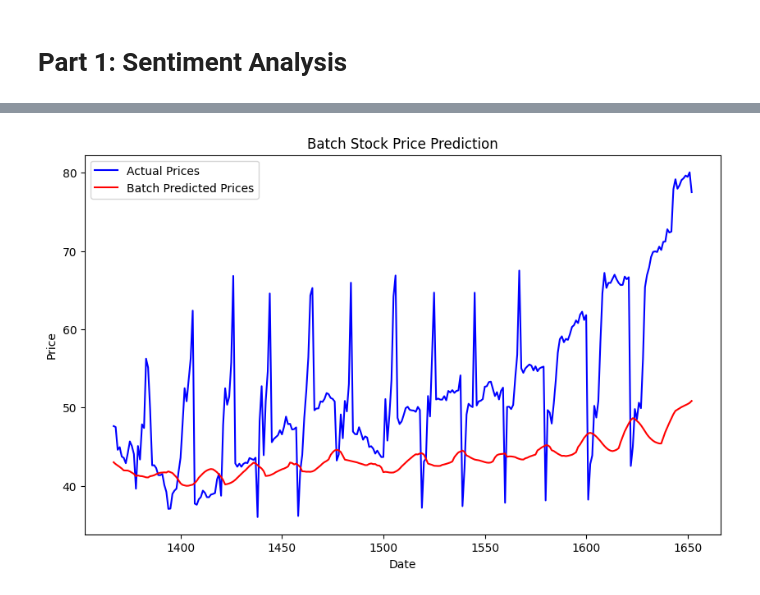
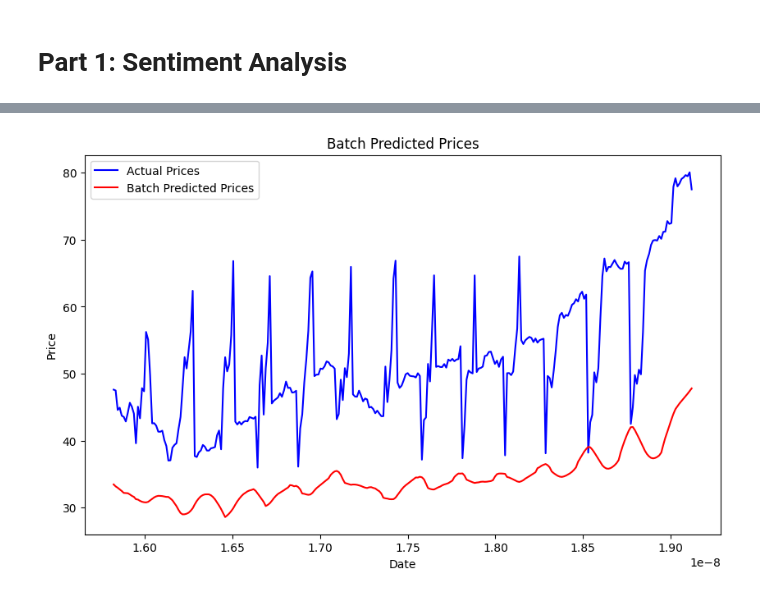
Before and after one commit to SiruiHe/Sentiment-to-Stocks, a Jupyter notebook: code.ipynb, the cells around one changed output, grey strips where cells are left out. Drawn from its saved outputs; the diff is of its cells as text; code cells hidden in the pictures.

Commit message:
still sth wrong in LSTM pred

```diff
--- a/code.ipynb
+++ b/code.ipynb
@@ -336,11 +340,12 @@ class AttentionLSTM(nn.Module):
 
     def forward(self, x):
         lstm_out, _ = self.lstm(x)
+        # 确保 lstm_out 是三维的
+        if lstm_out.dim() == 2:
+            lstm_out = lstm_out.unsqueeze(0)
         attn_out = self.attention(lstm_out[:, -1, :], lstm_out)
         output = self.fc(attn_out)
         return output
-
-# 注意：只有当您的LSTM有多个层时，Dropout才会被使用。单层LSTM不使用dropout。
 # %%
 # Hyperparameters
 input_dim = scaled_features_df.shape[1]  # Number of features
@@ -349,7 +354,7 @@ num_layers = 2    # Number of stacked LSTM layers
 output_dim = 1    # Number of output dimensions (predicting one value)
 
 # 实例化模型时添加Dropout
-model = AttentionLSTM(input_dim, hidden_size, num_layers, output_dim, dropout=0.2)
+model = AttentionLSTM(input_dim, hidden_size, num_layers, output_dim)
 # %%
 # Define loss function and optimizer
 criterion = nn.MSELoss()
@@ -407,60 +428,47 @@ Epoch 30, Training Loss: 0.020763728767633438, Validation Loss: 0.03568872871498
+# %%
+# 仅在scaler_features/scaler_target在当前内存中不存在时，才从文件中加载保存的缩放器状态
+if 'scaler_features' not in locals():
+    scaler_features = joblib.load('./model/scaler_features.pkl')
+if 'scaler_target' not in locals():
+    scaler_target = joblib.load('./model/scaler_target.pkl')
+
+# 缩放特征
+# transform应用此前的缩放参数，而不要重新计算
+last_n_scaled_features = scaler_features.transform(last_n_features)
 # %%
-import matplotlib.dates as mdates
-
-# 加载最佳模型
-model.load_state_dict(torch.load('./model/best_model.pth'))
-
-# 提取最后n个数据点
-test_length = 300
-last_n = daily_data_selected[-test_length:]
-
-# 保存最后n个日期，这将用于绘图
-last_n_dates = last_n.index
-
-# 删除日期和目标列以准备缩放
-last_n_features = last_n.drop(['Next_Open'], axis=1)
-last_n_target = last_n['Next_Open']
-
-# 缩放特征
-scaler_features = MinMaxScaler()
-last_n_scaled_features = scaler_features.fit_transform(last_n_features)
-
-# 缩放目标
-scaler_target = MinMaxScaler()
-last_n_scaled_target = scaler_target.fit_transform(last_n_target.values.reshape(-1, 1))
 
 # 定义窗口长度
 window_length = seq_length  # 根据您的模型调整
 
 # 创建包含所有窗口的数据集
 batched_windows = []
 for i in range(test_length - window_length + 1):
     window = last_n_scaled_features[i:i + window_length]
     batched_windows.append(window)
 batched_windows = np.array(batched_windows)
 
 # 将数据转换为Tensor
 batched_windows_tensor = torch.tensor(batched_windows, dtype=torch.float32)
 
 # 使用模型进行预测
 model.eval()
 with torch.no_grad():
     batch_predictions = model(batched_windows_tensor).numpy()
 
 # 反缩放预测值
 batch_predictions = scaler_target.inverse_transform(batch_predictions).flatten()
 
 # 绘制实际股价和批量预测股价的对比图
 plt.figure(figsize=(10, 6))
-plt.plot(last_n_dates[window_length - 1:], last_n_target[window_length - 1:], label='Actual Prices', color='blue')
-plt.plot(last_n_dates[window_length - 1:], batch_predictions, label='Batch Predicted Prices', color='red')
-plt.title('Batch Stock Price Prediction')
+plt.plot(mdates.date2num(last_n_dates[window_length - 1:]), last_n_target[window_length - 1:], label='Actual Prices', color='blue')
+plt.plot(mdates.date2num(last_n_dates[window_length - 1:]), batch_predictions, label='Batch Predicted Prices', color='red')
+plt.title('Batch Predicted Prices')
 plt.xlabel('Date')
 plt.ylabel('Price')
 plt.legend()
 plt.show()
 # %% [output]
-[figure, old version]
+[figure, new version]
 # %%
 # 滑动窗口预测
 true_predictions = []
```
Also changed, not shown: parts of 8 cells of this notebook, 3 other files.
